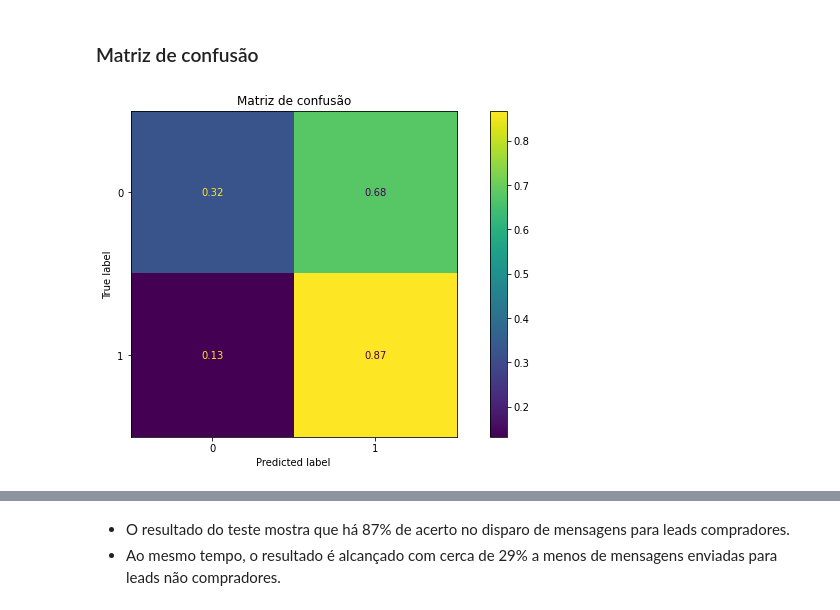
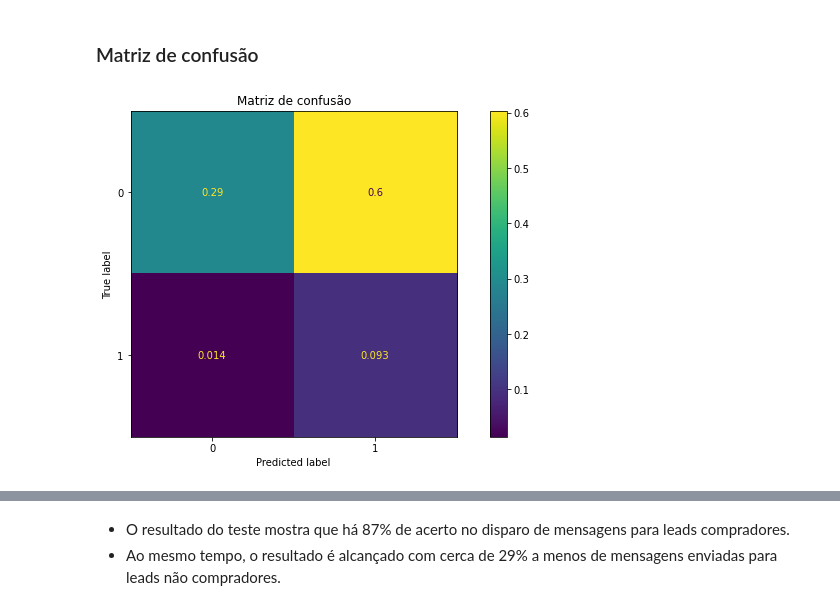
Before and after one commit to GabrielG16/Cosmetics, a Jupyter notebook: Notebooks/cosmetic.ipynb, the cells around one changed output, grey strips where cells are left out. Saved outputs shown, nothing was run; the diff lists cells and outputs as text; code cells hidden in the pictures.

```diff
--- a/Notebooks/cosmetic.ipynb
+++ b/Notebooks/cosmetic.ipynb
@@ -545,5 +568,7 @@ Name: efeitos_desejados, Length: 11785, dtype: int64
 # %%
 # Separação de efeitos por cliente em lista
 df.efeitos_desejados = df.efeitos_desejados.apply(lambda x: sorted(x.split(',')) if x != 0 else 0)
+# %%
+df.efeitos_desejados = df.efeitos_desejados.apply(lambda x: list(map(str.strip, x)))
 # %%
 df['n_efeitos'] = df.efeitos_desejados.apply(lambda x: len(x) if type(x) == list else 0)
@@ -671,5 +655,7 @@ Name: caracteristica, Length: 1930, dtype: int64
 # %%
 # Separação de caracteristica por cliente em lista
 df.caracteristica = df.caracteristica.apply(lambda x: x.split(',') if x != 0 else 0)
+# %%
+df.caracteristica = df.caracteristica.apply(lambda x: list(map(str.strip, x)))
 # %%
 df['n_caracteristicas'] = df.caracteristica.apply(lambda x: len(x) if type(x) == list else 0)
@@ -708,14 +684,3 @@ Name: caracteristica, Length: 415168, dtype: object
 todas_caracteristicas
 # %% [output]
 {'1', '10', '2', '3', '4', '5', '6', '7', '8', '9', 'N/C'}
-# %%
-df['caracteristica1']  = df.caracteristica.apply(col_efeito, args = ['Característica 1'])
-df['caracteristica2']  = df.caracteristica.apply(col_efeito, args = ['Característica 2'])
-df['caracteristica3']  = df.caracteristica.apply(col_efeito, args = ['Característica 3'])
-df['caracteristica4']  = df.caracteristica.apply(col_efeito, args = ['Característica 4'])
-df['caracteristica5']  = df.caracteristica.apply(col_efeito, args = ['Característica 5'])
-df['caracteristica6']  = df.caracteristica.apply(col_efeito, args = ['Característica 6'])
-df['caracteristica7']  = df.caracteristica.apply(col_efeito, args = ['Característica 7'])
-df['caracteristica8']  = df.caracteristica.apply(col_efeito, args = ['Característica 8'])
-df['caracteristica9']  = df.caracteristica.apply(col_efeito, args = ['Característica 9'])
-df['caracteristica10'] = df.caracteristica.apply(col_efeito, args = ['Característica 10'])
@@ -801,2 +741,2 @@ Name: procedimentos, Length: 415168, dtype: object
 # %%
-todos_proceds
+df.procediimentos = df.procedimentos.apply(lambda x: list(map(str.strip, x)))
@@ -1289,8 +1281,8 @@ print()
 # %% [markdown]
 ### Matriz de confusão
 # %%
-plot_confusion_matrix(pipe, X_test, y_test, normalize = 'true')
+plot_confusion_matrix(pipe, X_test, y_test, normalize = 'all')
 plt.title('Matriz de confusão')
 plt.show()
 # %% [output]
-[figure, old version]
+[figure, new version]
```
Also changed, not shown: parts of 74 cells of this notebook.
